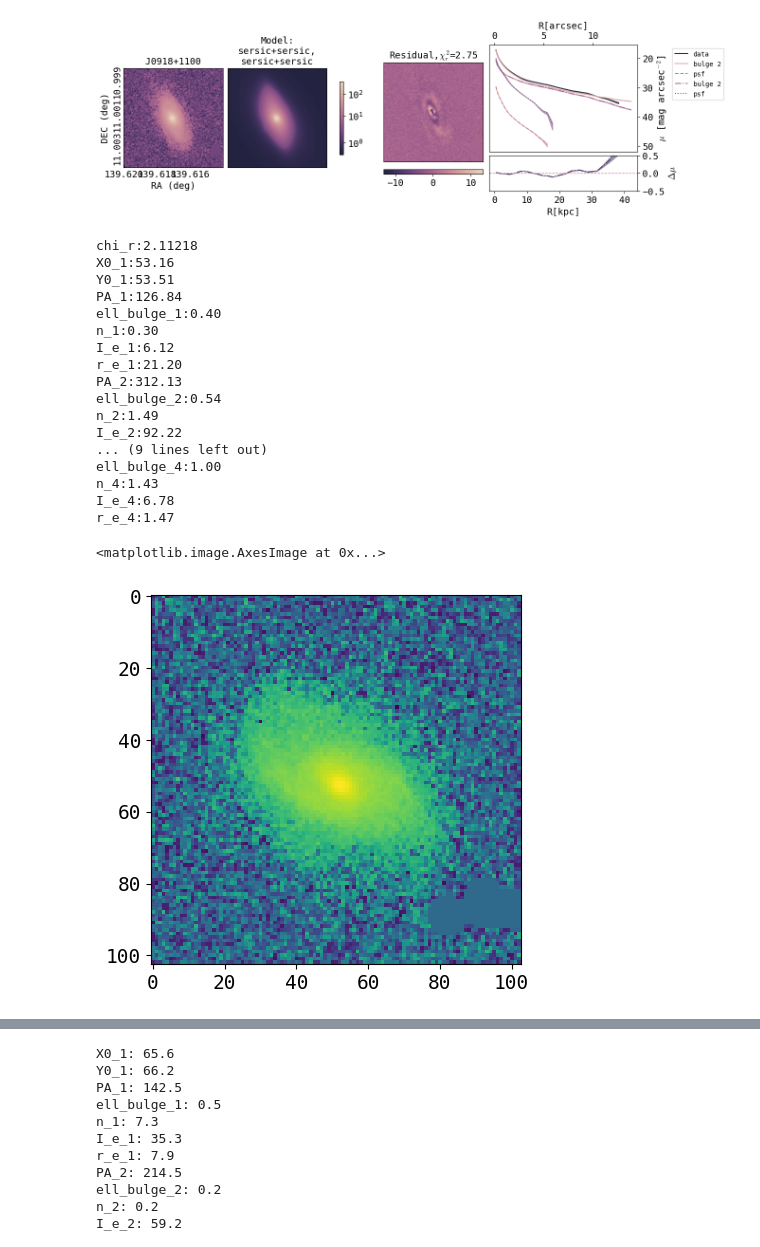
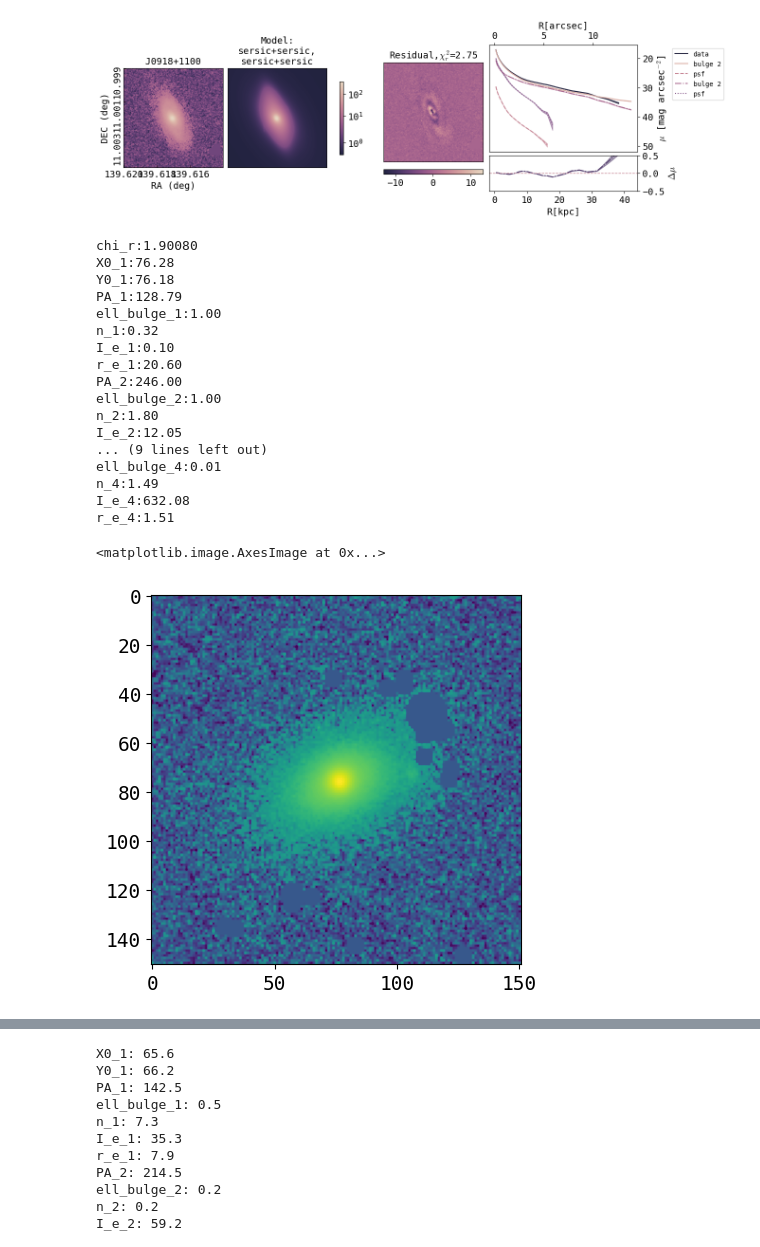
Before and after one commit to insepien/dualAGN, a Jupyter notebook: scrap_notebooks/checkFit.ipynb, the cells around one changed output, grey strips where cells are left out. Cells and saved outputs as stored; diff of their text form; code cells hidden in the pictures.

```diff
--- a/scrap_notebooks/checkFit.ipynb
+++ b/scrap_notebooks/checkFit.ipynb
@@ -511,7 +511,7 @@ def make_peak_tbl(image,intens,agn_mask_size=35):
     # mask out central agn
     peak_mask = np.zeros((s,s))
     #peak_mask[midf-agn_mask_size:midf+agn_mask_size,midf-agn_mask_size:midf+agn_mask_size] = 1
-    peak_mask[:82,:]=1
+    peak_mask[36:,:]=1
     # convert to boolean
     peak_mask = peak_mask==1
     # detect peaks
@@ -539,11 +539,16 @@ def mask_image(image,rad,intens,agn_mask_size,PA=180):
     masked_im = np.where(mask==0,image,0)
     return masked_im
 
-on = "J0323+0018"
-with open(os.path.expanduser("/home/insepien/research-data/agn-result/fit/final_fit_nb/"+on+".pkl"),"rb") as f:
-    d = pickle.load(f)
-imageAGN = d['imageSS']
+on = "J0813+0905"
+imageAGN = fits.getdata(glob.glob(os.path.expanduser(f"/home/insepien/research-data/agn-result/box/final_cut/{on}*.fits"))[0])
+sky = find_sky(imageAGN,plothist=False)
 
-plt.imshow(mask_image(image=imageAGN,rad=5,intens=4,agn_mask_size=50), norm='symlog')
-imageAGN_masked = mask_image(image=imageAGN,rad=5,intens=4,agn_mask_size=50)
+# with open(os.path.expanduser("/home/insepien/research-data/agn-result/fit/final_fit_nb/"+on+".pkl"),"rb") as f:
+#     d = pickle.load(f)
+# imageAGN = d['imageSS']
+
+imageAGN_masked = mask_image(image=imageAGN_maskedd,rad=4,intens=5,agn_mask_size=35)
+plt.imshow(imageAGN_masked, norm='symlog')
+# plt.plot(10,25,"wo")
+# plt.plot(86,35,"wo")
 # %% [output]
@@ -789,42 +795,42 @@ def save_data(modelname,image,model,configs,modelIms,fitResults,pnames,objectNam
 save_data(modelname,image=image, model=model,configs=[config0],modelIms=[modelIm0],fitResults=[fitRes0],pnames=pname0,objectName=on)
 # %%
 from modelComponents import modelComps
-on = "J0323+0018"
+on = "J0400-0652"
 fit_path = "/home/insepien/research-data/agn-result/fit/fit_masked_n.3to6/masked_fit/"+on+".pkl"
 comp_path = "/home/insepien/research-data/agn-result/fit/fit_masked_n.3to6/masked_fit_comp/"+on+"_comp.pkl"
 
 with open(os.path.expanduser(fit_path),"rb") as f:
     d_fit = pickle.load(f)
 #with open(os.path.expanduser(comp_path),"rb") as f:
 #    d_comp = pickle.load(f)
 
 modelname = 'sersic+sersic,sersic+sersic'
 # print parameters
 ind = np.where(np.array(list(d_fit['modelNames'].keys()))==modelname)[0][0]
 print(f"chi_r:{d_fit['fitResults'][ind].fitStatReduced:.5f}")
 [print(f"{d_fit['paramNames'][ind][i]}:{d_fit['fitResults'][ind].params[i]:.2f}") for i in range(len(d_fit['paramNames'][ind]))];
 
 plt.imshow(d_fit['imageSS'],norm='symlog')
 # %% [output]
-chi_r:2.11218
-X0_1:53.16
-Y0_1:53.51
-PA_1:126.84
-ell_bulge_1:0.40
-n_1:0.30
-I_e_1:6.12
-r_e_1:21.20
-PA_2:312.13
-ell_bulge_2:0.54
-n_2:1.49
-I_e_2:92.22
+chi_r:1.90080
+X0_1:76.28
+Y0_1:76.18
+PA_1:128.79
+ell_bulge_1:1.00
+n_1:0.32
+I_e_1:0.10
+r_e_1:20.60
+PA_2:246.00
+ell_bulge_2:1.00
+n_2:1.80
+I_e_2:12.05
 ... (9 lines left out)
-ell_bulge_4:1.00
-n_4:1.43
-I_e_4:6.78
-r_e_4:1.47
+ell_bulge_4:0.01
+n_4:1.49
+I_e_4:632.08
+r_e_4:1.51
 <matplotlib.image.AxesImage at 0x...>
-[figure, old version]
+[figure, new version]
 # %%
 from scipy.stats import chi2
 
```
Also changed, not shown: parts of 3 cells of this notebook, 4 other files.
